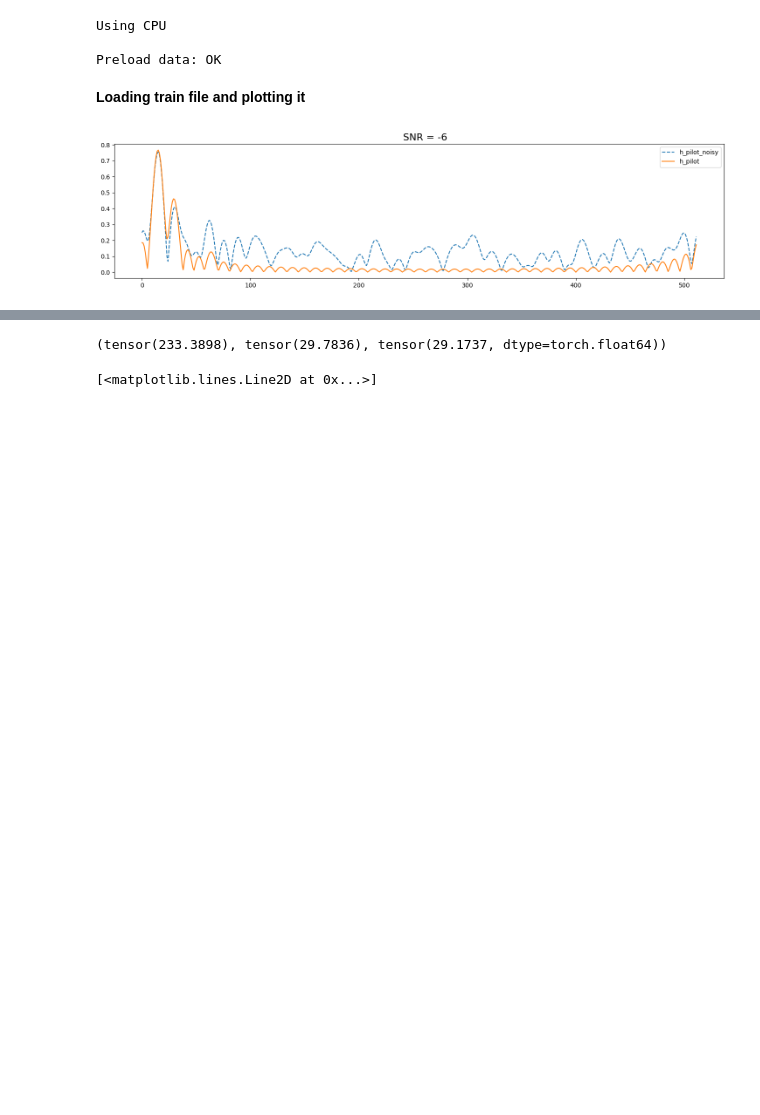
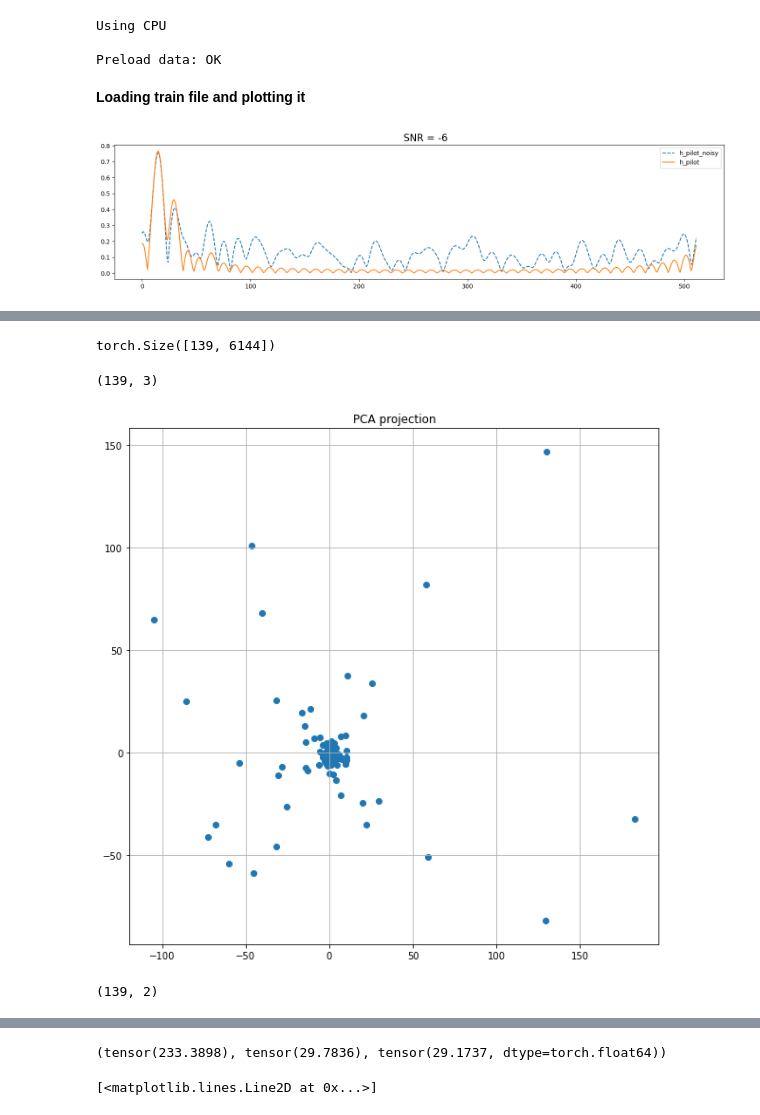
Before and after one commit to Albly/ML_for_channel_estimation, a Jupyter notebook: main.ipynb, the cells around one changed output, grey strips where cells are left out. Cells and saved outputs as stored; diff of their text form; code cells hidden in the pictures; blank space fills up the shorter version.

```diff
--- a/main.ipynb
+++ b/main.ipynb
@@ -574,3 +559,27 @@ def convert_rx_to_beam_domain(recieved_data, recieved_pilots, num_beams):
     beam_pilots_shape[:,:,symbol,:] = complex_to_shape(torch.tensor(beam_pilots_complex[:,:,symbol]))
 
   return torch.tensor(beam_data_shape).float(), torch.tensor(beam_pilots_shape).float()
+# %%
+def data_batch(snr_range, ind_range, seed, beam_domain = True):
+    pilot_batch = torch.tensor(())
+    data_batch = torch.tensor(())
+    noise_P_batch = torch.tensor(())
+
+    for snr in snr_range:
+        for ind in ind_range:
+            h_pilot, h_data = data_load(scen0, ind = ind)
+            h_pilot, _ = add_noise(h_pilot, SNR = snr, seed = seed)
+            h_data_noisy, data_noise_power = add_noise_data(h_data, SNR = snr, seed = seed)
+
+            if beam_domain:
+                h_data_noisy, h_pilot = convert_rx_to_beam_domain(h_data_noisy,h_pilot, 16)
+
+            h_pilot = h_pilot.mean(dim = 2).unsqueeze(dim = 0)
+            h_data_noisy = h_data_noisy.unsqueeze(dim = 0)
+            data_noise_power = data_noise_power.unsqueeze(dim =0)
+
+            pilot_batch = torch.cat((pilot_batch, h_pilot), dim = 0)
+            data_batch = torch.cat((data_batch, h_data_noisy), dim = 0)
+            noise_P_batch = torch.cat((noise_P_batch, data_noise_power), dim = 0)
+
+    return pilot_batch, data_batch, noise_P_batch
@@ -576,0 +632,21 @@ def convert_rx_to_beam_domain(recieved_data, recieved_pilots, num_beams):
+# %%
+pilots_trans = pilots.reshape(139,-1)
+# %%
+pilots_trans.shape
+# %% [output]
+torch.Size([139, 6144])
+# %%
+
+from sklearn.decomposition import PCA
+pilots_proj = PCA(2).fit_transform(pilots_trans)
+# %%
+pilots_proj.shape
+# %% [output]
+(139, 3)
+# %%
+plt.figure(figsize= (10,10))
+plt.title('PCA projection')
+plt.scatter(pilots_proj[:,0], pilots_proj[:,1])
+plt.grid()
+# %% [output]
+[figure, added]
@@ -576,0 +657,4 @@ def convert_rx_to_beam_domain(recieved_data, recieved_pilots, num_beams):
+# %%
+X_embedded.shape
+# %% [output]
+(139, 2)
```
Also changed, not shown: parts of 23 cells of this notebook, 9 other files.
